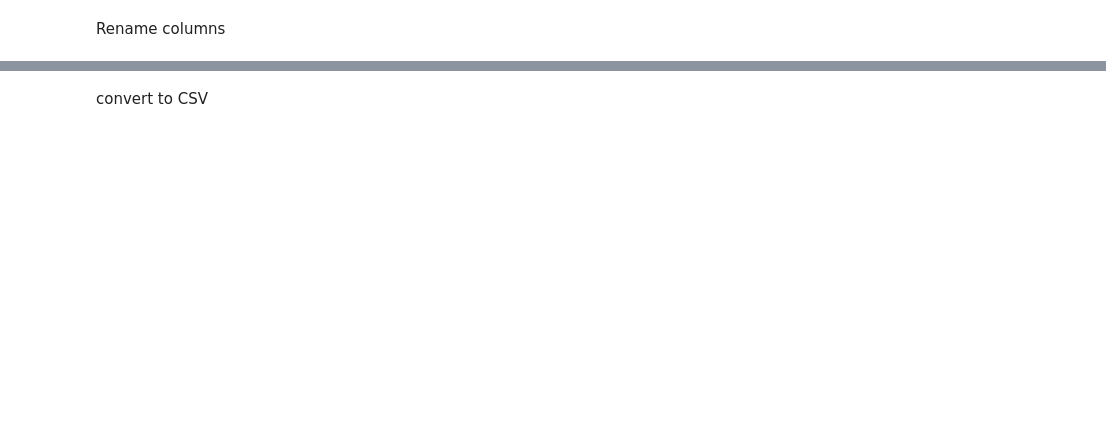
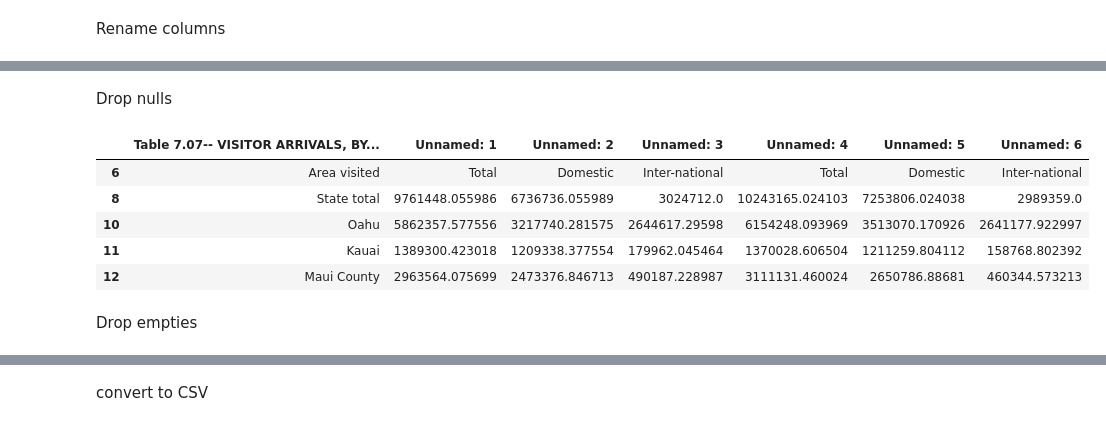
Before and after one commit to andigarcia901/Capstone, a Jupyter notebook: histats.ipynb, the cells around one changed output, grey strips where cells are left out. Drawn from its saved outputs; the diff is of its cells as text; code cells hidden in the pictures; blank space fills up the shorter version.

Commit message:
Upload converted Excel sheets

```diff
--- a/histats.ipynb
+++ b/histats.ipynb
@@ -141,0 +129,3 @@ dropped_df_2.head()
+# %%
+df_7_2019= pd.read_excel("section07.2019.xlsx", sheet_name="07.07")
+print(df_7_2019)
@@ -141,0 +150,14 @@ dropped_df_2.head()
+# %% [markdown]
+Drop nulls
+# %%
+deduped_df_7_2019 = df_7_2019.dropna()
+deduped_df_7_2019.head()
+# %% [output]
+|  | Table 7.07-- VISITOR ARRIVALS, BY... | Unnamed: 1 | Unnamed: 2 | Unnamed: 3 | Unnamed: 4 | Unnamed: 5 | Unnamed: 6 |
+| 6 | Area visited | Total | Domestic | Inter-national | Total | Domestic | Inter-national |
+| 8 | State total | 9761448.055986 | 6736736.055989 | 3024712.0 | 10243165.024103 | 7253806.024038 | 2989359.0 |
+| 10 | Oahu | 5862357.577556 | 3217740.281575 | 2644617.29598 | 6154248.093969 | 3513070.170926 | 2641177.922997 |
+| 11 | Kauai | 1389300.423018 | 1209338.377554 | 179962.045464 | 1370028.606504 | 1211259.804112 | 158768.802392 |
+| 12 | Maui County | 2963564.075699 | 2473376.846713 | 490187.228987 | 3111131.460024 | 2650786.88681 | 460344.573213 |
+# %% [markdown]
+Drop empties
```
Also changed, not shown: parts of 40 cells of this notebook, 14 other files.
